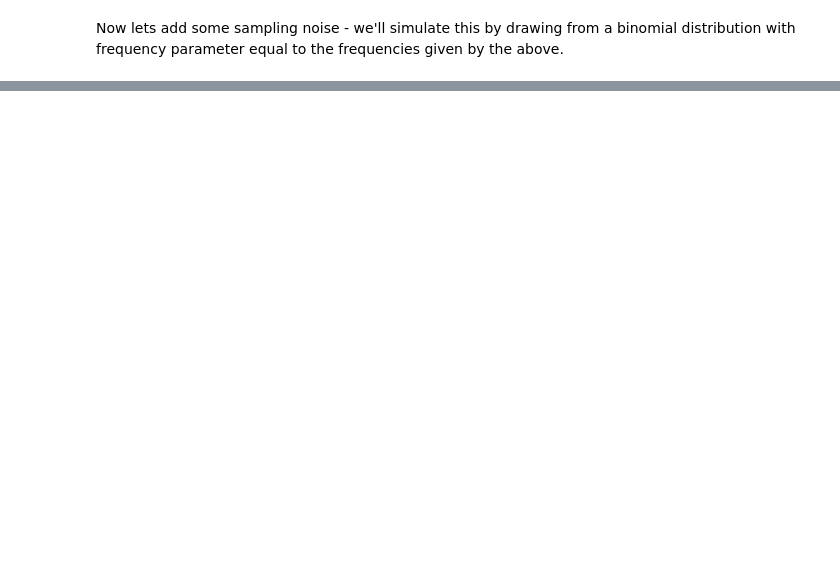
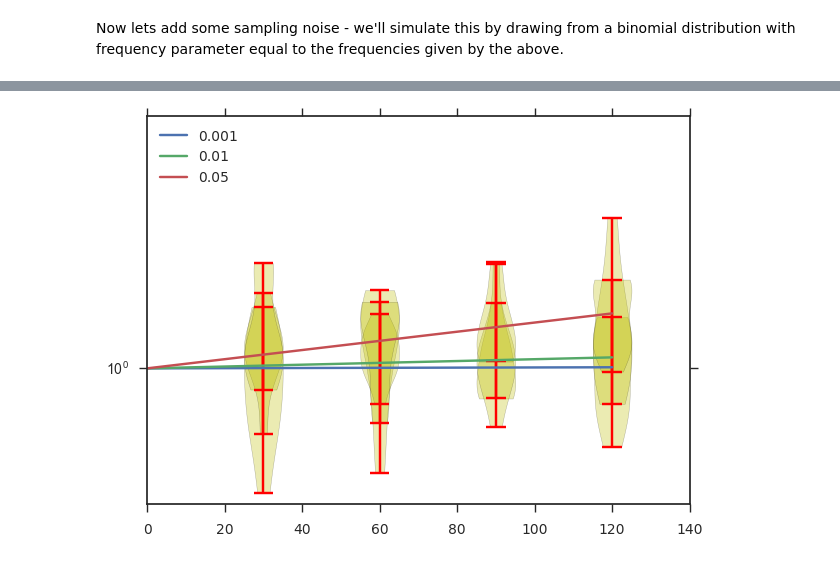
Before and after one commit to haneulyoo/agg_simv2, a Jupyter notebook: stress-growth-rate-sim.ipynb, the cells around one changed output, grey strips where cells are left out. Saved outputs shown, nothing was run; the diff lists cells and outputs as text; code cells hidden in the pictures; blank space fills up the shorter version.

```diff
--- a/stress-growth-rate-sim.ipynb
+++ b/stress-growth-rate-sim.ipynb
@@ -78,0 +91,28 @@ plt.show()
+# %%
+index_lim = 3
+small_ss = ss[0:index_lim]
+small_freq = predicted_freq[0:index_lim]
+small_ratio = predicted_ratio[0:index_lim]
+
+predicted_dists = []
+for i, s in enumerate(small_ss):
+    ratios = []
+    for time in timepoints:
+        p = small_freq[i][time]
+        sampled_wt = np.random.binomial(sample_size, p, 10)
+        measured_ratio = sampled_wt / (sample_size - sampled_wt)
+        ratios.append(measured_ratio)
+    predicted_dists.append(ratios)
+# %%
+
+f,ax = plt.subplots(figsize = (7,5))
+for i, s in enumerate(small_ratio):
+    ax.plot(t, s, label=str(percent_differences[i]))
+    ax.violinplot(predicted_dists[i], positions=timepoints, widths=10)
+
+plt.yscale('log')
+plt.ylim((.95,1.1))
+plt.legend(loc='upper left')
+plt.show()
+# %% [output]
+[figure, added]
```
Also changed, not shown: parts of 7 cells of this notebook.
